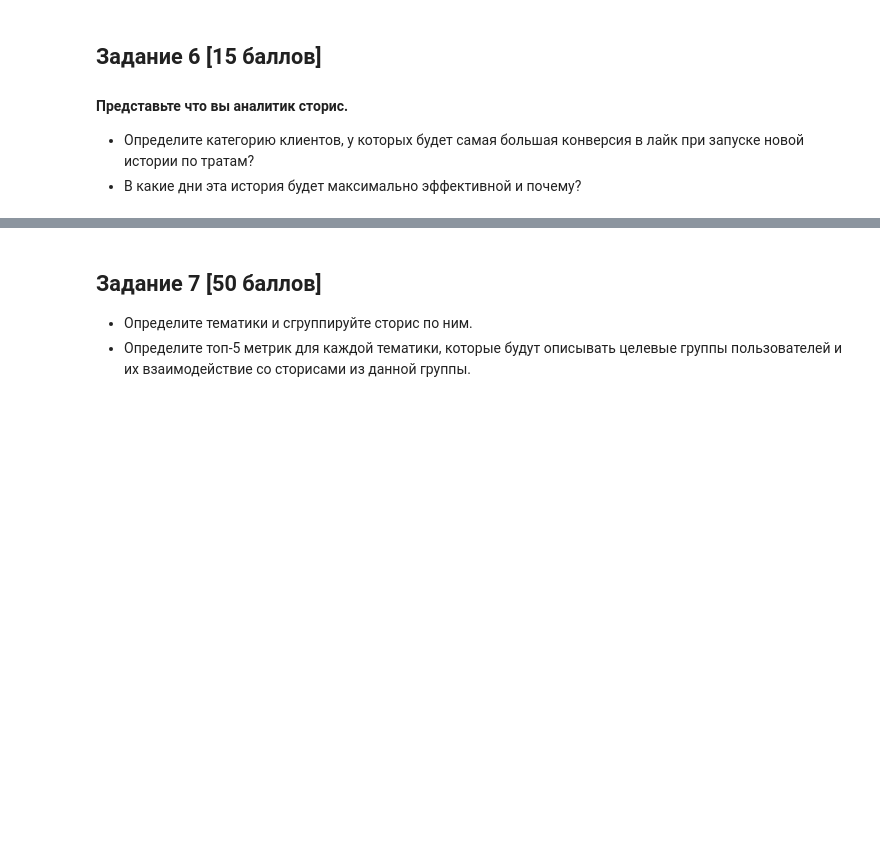
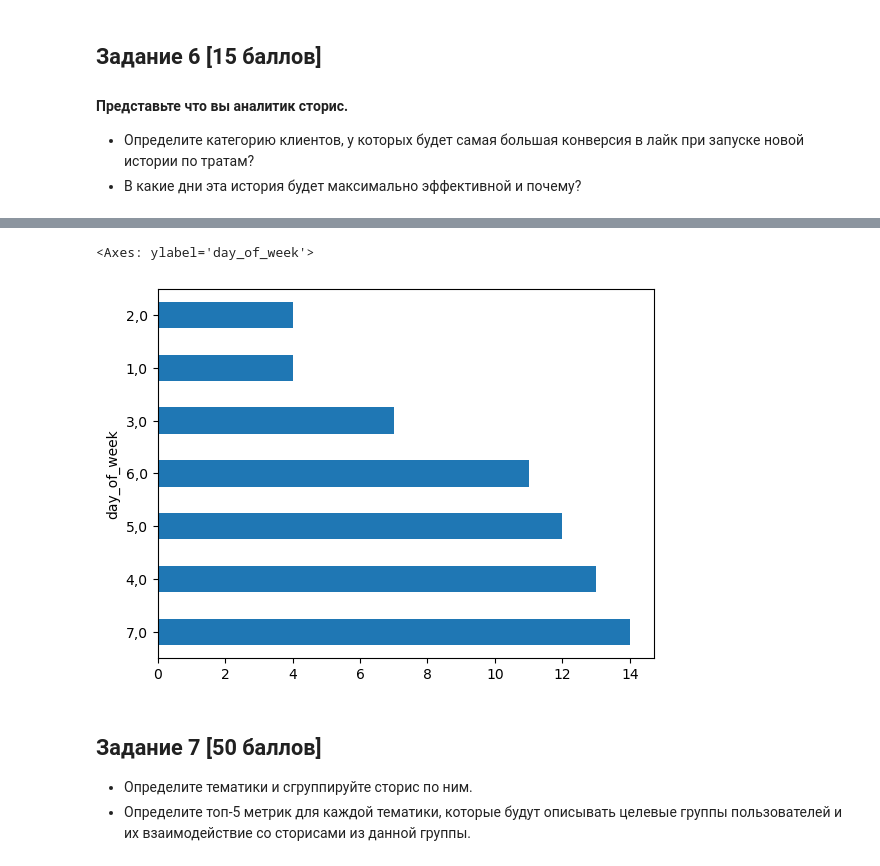
Before and after one commit to Arseny13/hw_sc_tf, a Jupyter notebook: final_task/final_project.ipynb, the cells around one changed output, grey strips where cells are left out. Saved outputs shown, nothing was run; the diff lists cells and outputs as text; code cells hidden in the pictures; blank space fills up the shorter version.

```diff
--- a/final_task/final_project.ipynb
+++ b/final_task/final_project.ipynb
@@ -152,3 +182,6 @@ sns.catplot(x="age", y="device_type", col="os",
 #### Представьте что вы аналитик сторис.
 * Определите категорию клиентов, у которых будет самая большая конверсия в лайк при запуске новой истории по тратам?
 * В какие дни эта история будет максимально эффективной и почему?
+# %%
+df_6 = df.dropna()
+df_6 = df_6[df_6['name'].str.contains('траты', regex=False)]
@@ -155,3 +273,10 @@ sns.catplot(x="age", y="device_type", col="os",
+# %%
+df_3 = df_6[(df_6['age'] > 70) &  (df_6['age'] <= 75)]
+# %%
+df_3.day_of_week.value_counts().plot(kind='barh')
+# %% [output]
+<Axes: ylabel='day_of_week'>
+[figure, added]
 # %% [markdown]
 ## Задание 7 [50 баллов]
 * Определите тематики и сгруппируйте сторис по ним.
```
Also changed, not shown: parts of 12 cells of this notebook.
